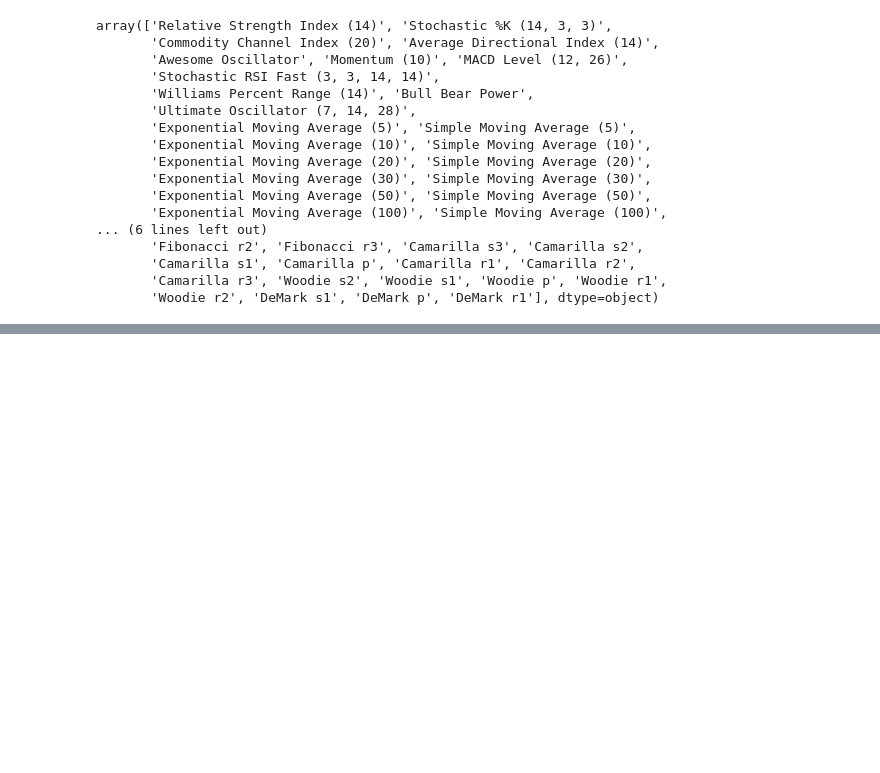
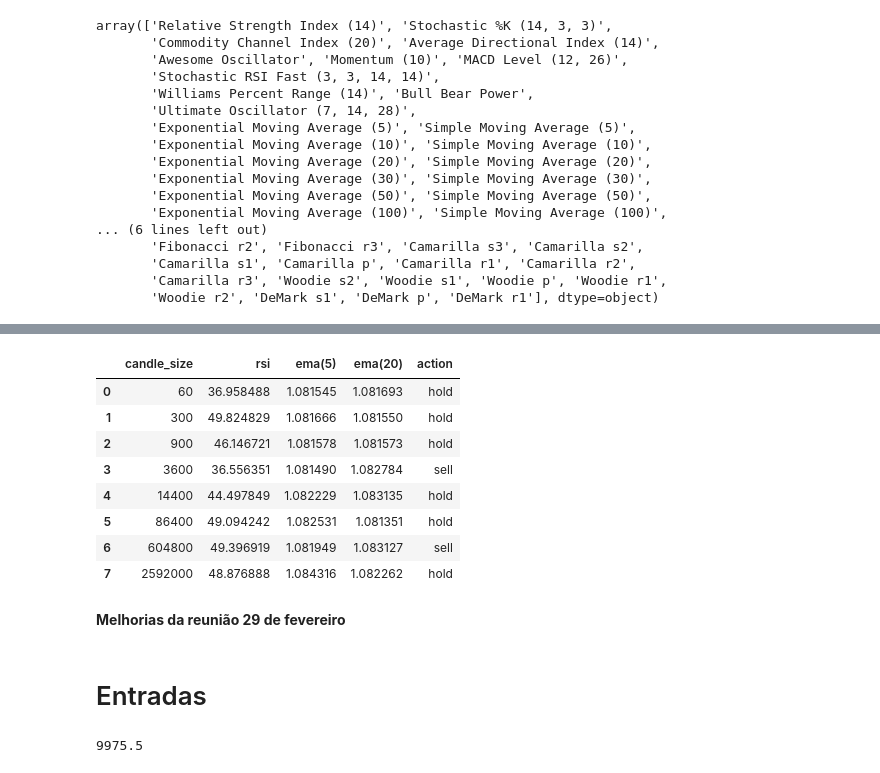
Before and after one commit to gabipasse/LAPES_binary_trade_bot, a Jupyter notebook: rsi_binary_trade.ipynb, the cells around one changed output, grey strips where cells are left out. Cells and saved outputs as stored; diff of their text form; code cells hidden in the pictures; blank space fills up the shorter version.

Commit message:
buy and sell based on signals

```diff
--- a/rsi_binary_trade.ipynb
+++ b/rsi_binary_trade.ipynb
@@ -859,0 +1136,4 @@ indicators_df[indicators_df['name'] == 'Relative Strength Index (14)']
+# %%
+combinado_df = pd.concat([rsi_df[['candle_size', 'value']], ema_5_df['value'], ema_20_df['value']], axis=1)
+# %%
+combinado_df.columns = ['candle_size', 'rsi', 'ema(5)', 'ema(20)']
@@ -859,0 +1149,33 @@ indicators_df[indicators_df['name'] == 'Relative Strength Index (14)']
+# %%
+# Inicializando a coluna action como hold
+combinado_df['action'] = 'hold'
+# %%
+# Defininco as ações de acordo com combinacao de rsi, ema(5) e ema(20)
+
+for index, row in combinado_df.iterrows():
+
+
+    if index > 0:
+
+        rowanterior = combinado_df.iloc[index - 1]
+    else:
+
+        rowanterior = None
+
+    if rowanterior is not None:
+
+      if row['rsi'] > 50 and (row['ema(5)'] - row['ema(20)'] > 0 and rowanterior['ema(5)'] - rowanterior['ema(20)'] < 0):
+
+        print(row[['rsi', 'ema(5)', 'ema(20)']])
+
+        print("BUY!")
+
+        combinado_df.loc[index, 'action'] = 'buy'
+
+      elif row['rsi'] < 50 and (row['ema(5)'] - row['ema(20)'] < 0 and rowanterior['ema(5)'] - rowanterior['ema(20)'] > 0):
+
+        print(row[['rsi', 'ema(5)', 'ema(20)']])
+
+        print("SELL!")
+
+        combinado_df.loc[index, 'action'] = 'sell'
@@ -859,0 +1193,14 @@ indicators_df[indicators_df['name'] == 'Relative Strength Index (14)']
+# %%
+combinado_df
+# %% [output]
+|  | candle_size | rsi | ema(5) | ema(20) | action |
+| 0 | 60 | 36.958488 | 1.081545 | 1.081693 | hold |
+| 1 | 300 | 49.824829 | 1.081666 | 1.081550 | hold |
+| 2 | 900 | 46.146721 | 1.081578 | 1.081573 | hold |
+| 3 | 3600 | 36.556351 | 1.081490 | 1.082784 | sell |
+| 4 | 14400 | 44.497849 | 1.082229 | 1.083135 | hold |
+| 5 | 86400 | 49.094242 | 1.082531 | 1.081351 | hold |
+| 6 | 604800 | 49.396919 | 1.081949 | 1.083127 | sell |
+| 7 | 2592000 | 48.876888 | 1.084316 | 1.082262 | hold |
+# %% [markdown]
+**Melhorias da reunião 29 de fevereiro**
@@ -859,0 +1209,6 @@ indicators_df[indicators_df['name'] == 'Relative Strength Index (14)']
+# %% [markdown]
+# Entradas
+# %%
+Iq.get_balance()
+# %% [output]
+9975.5
```
Also changed, not shown: parts of 56 cells of this notebook.
